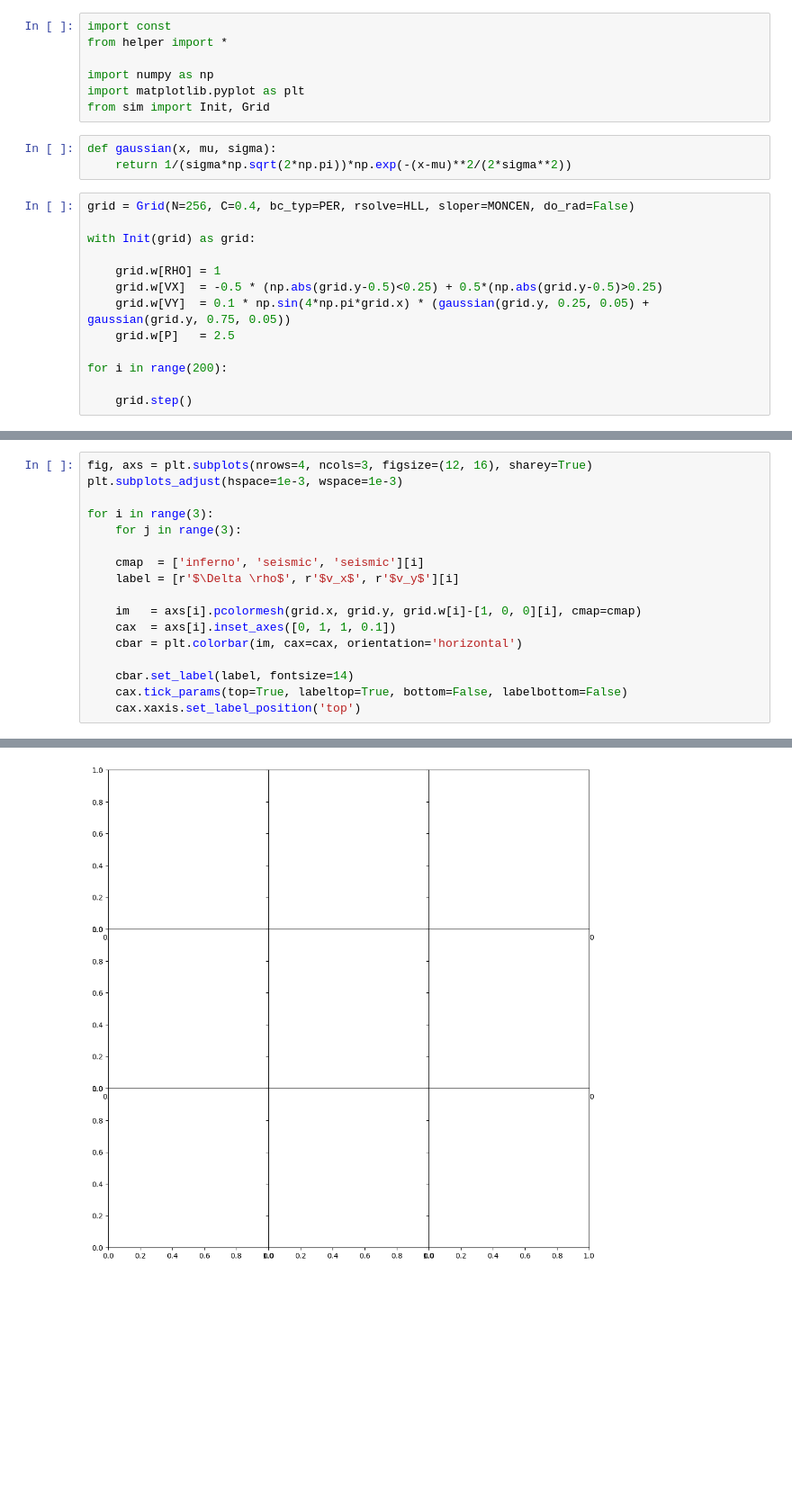
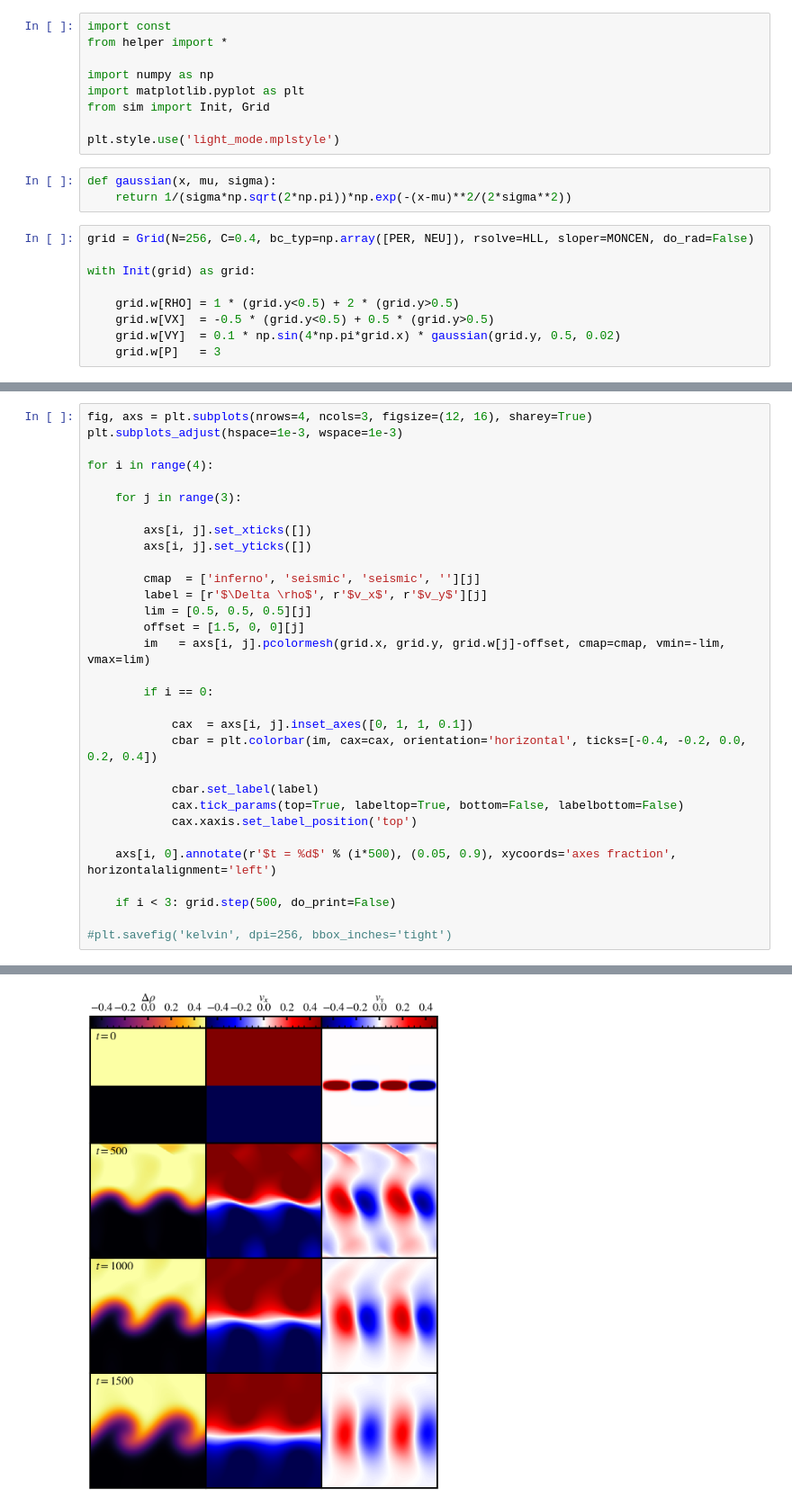
Before and after one commit to zandalman/hydro-M1, a Jupyter notebook: vis.ipynb, the cells around one changed output, grey strips where cells are left out. Shown at 90% size. Drawn from its saved outputs; the diff is of its cells as text; blank space fills up the shorter version.

```diff
--- a/vis.ipynb
+++ b/vis.ipynb
@@ -5,19 +5,17 @@ from helper import *
 import numpy as np
 import matplotlib.pyplot as plt
 from sim import Init, Grid
+
+plt.style.use('light_mode.mplstyle')
 # %%
 def gaussian(x, mu, sigma):
     return 1/(sigma*np.sqrt(2*np.pi))*np.exp(-(x-mu)**2/(2*sigma**2))
 # %%
-grid = Grid(N=256, C=0.4, bc_typ=PER, rsolve=HLL, sloper=MONCEN, do_rad=False)
+grid = Grid(N=256, C=0.4, bc_typ=np.array([PER, NEU]), rsolve=HLL, sloper=MONCEN, do_rad=False)
 
 with Init(grid) as grid:
 
-    grid.w[RHO] = 1
-    grid.w[VX]  = -0.5 * (np.abs(grid.y-0.5)<0.25) + 0.5*(np.abs(grid.y-0.5)>0.25)
-    grid.w[VY]  = 0.1 * np.sin(4*np.pi*grid.x) * (gaussian(grid.y, 0.25, 0.05) + gaussian(grid.y, 0.75, 0.05))
-    grid.w[P]   = 2.5
-
-for i in range(200):
-
-    grid.step()
+    grid.w[RHO] = 1 * (grid.y<0.5) + 2 * (grid.y>0.5)
+    grid.w[VX]  = -0.5 * (grid.y<0.5) + 0.5 * (grid.y>0.5)
+    grid.w[VY]  = 0.1 * np.sin(4*np.pi*grid.x) * gaussian(grid.y, 0.5, 0.02)
+    grid.w[P]   = 3
@@ -25,17 +55,31 @@ for i in range(200):
 fig, axs = plt.subplots(nrows=4, ncols=3, figsize=(12, 16), sharey=True)
 plt.subplots_adjust(hspace=1e-3, wspace=1e-3)
 
-for i in range(3):
+for i in range(4):
+
     for j in range(3):
 
-    cmap  = ['inferno', 'seismic', 'seismic'][i]
-    label = [r'$\Delta \rho$', r'$v_x$', r'$v_y$'][i]
+        axs[i, j].set_xticks([])
+        axs[i, j].set_yticks([])
 
-    im   = axs[i].pcolormesh(grid.x, grid.y, grid.w[i]-[1, 0, 0][i], cmap=cmap)
-    cax  = axs[i].inset_axes([0, 1, 1, 0.1])
-    cbar = plt.colorbar(im, cax=cax, orientation='horizontal')
+        cmap  = ['inferno', 'seismic', 'seismic', ''][j]
+        label = [r'$\Delta \rho$', r'$v_x$', r'$v_y$'][j]
+        lim = [0.5, 0.5, 0.5][j]
+        offset = [1.5, 0, 0][j]
+        im   = axs[i, j].pcolormesh(grid.x, grid.y, grid.w[j]-offset, cmap=cmap, vmin=-lim, vmax=lim)
 
-    cbar.set_label(label, fontsize=14)
-    cax.tick_params(top=True, labeltop=True, bottom=False, labelbottom=False)
-    cax.xaxis.set_label_position('top')
+        if i == 0:
+
+            cax  = axs[i, j].inset_axes([0, 1, 1, 0.1])
+            cbar = plt.colorbar(im, cax=cax, orientation='horizontal', ticks=[-0.4, -0.2, 0.0, 0.2, 0.4])
+
+            cbar.set_label(label)
+            cax.tick_params(top=True, labeltop=True, bottom=False, labelbottom=False)
+            cax.xaxis.set_label_position('top')
+
+    axs[i, 0].annotate(r'$t = %d$' % (i*500), (0.05, 0.9), xycoords='axes fraction', horizontalalignment='left')
+
+    if i < 3: grid.step(500, do_print=False)
+
+#plt.savefig('kelvin', dpi=256, bbox_inches='tight')
 # %% [output]
@@ -43,2 +86,2 @@ AttributeError: 'numpy.ndarray' object has no attribute 'pcolormesh'
-[figure, old version]
+[figure, new version]
 # %%
```
Also changed, not shown: parts of 6 cells of this notebook, 3 other files.
